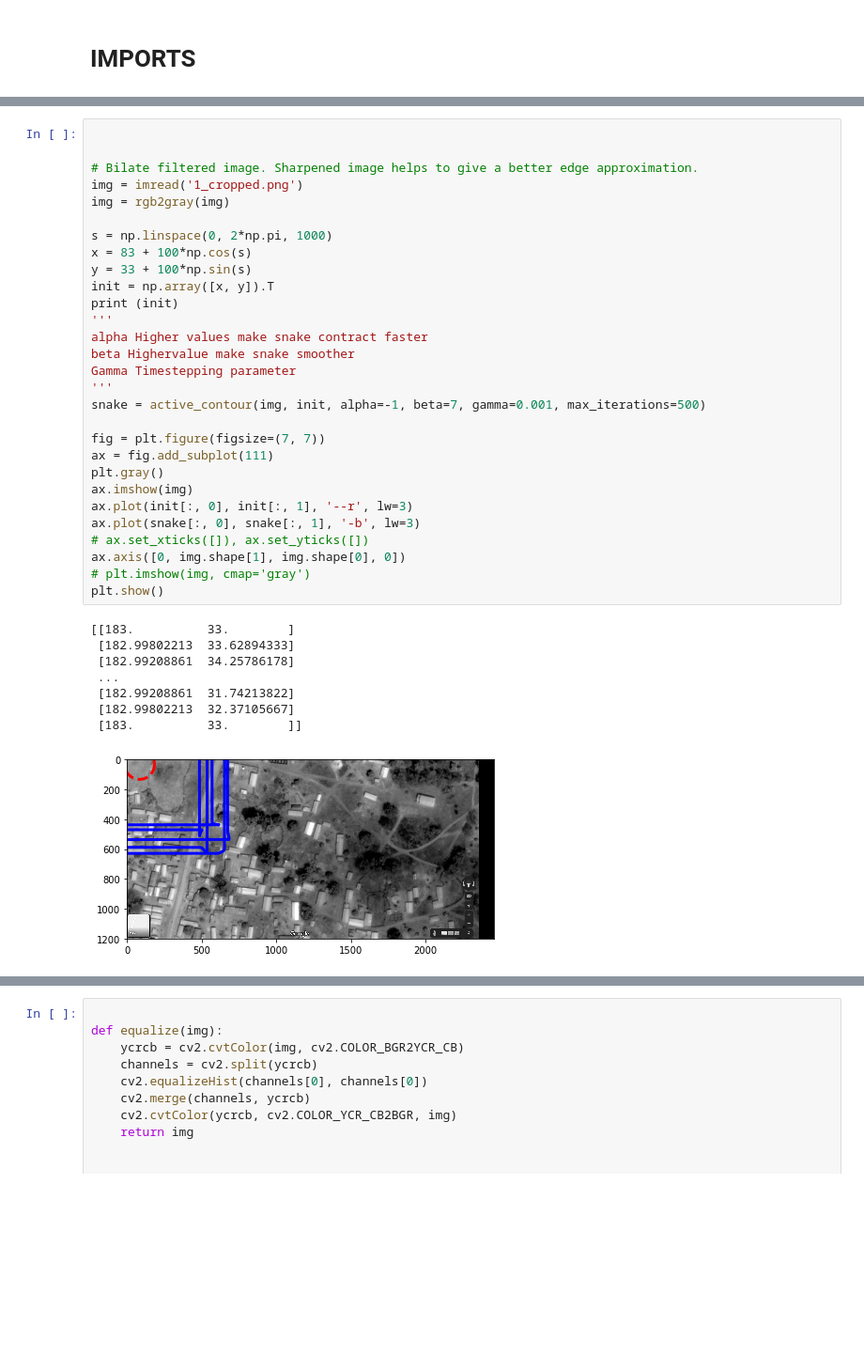
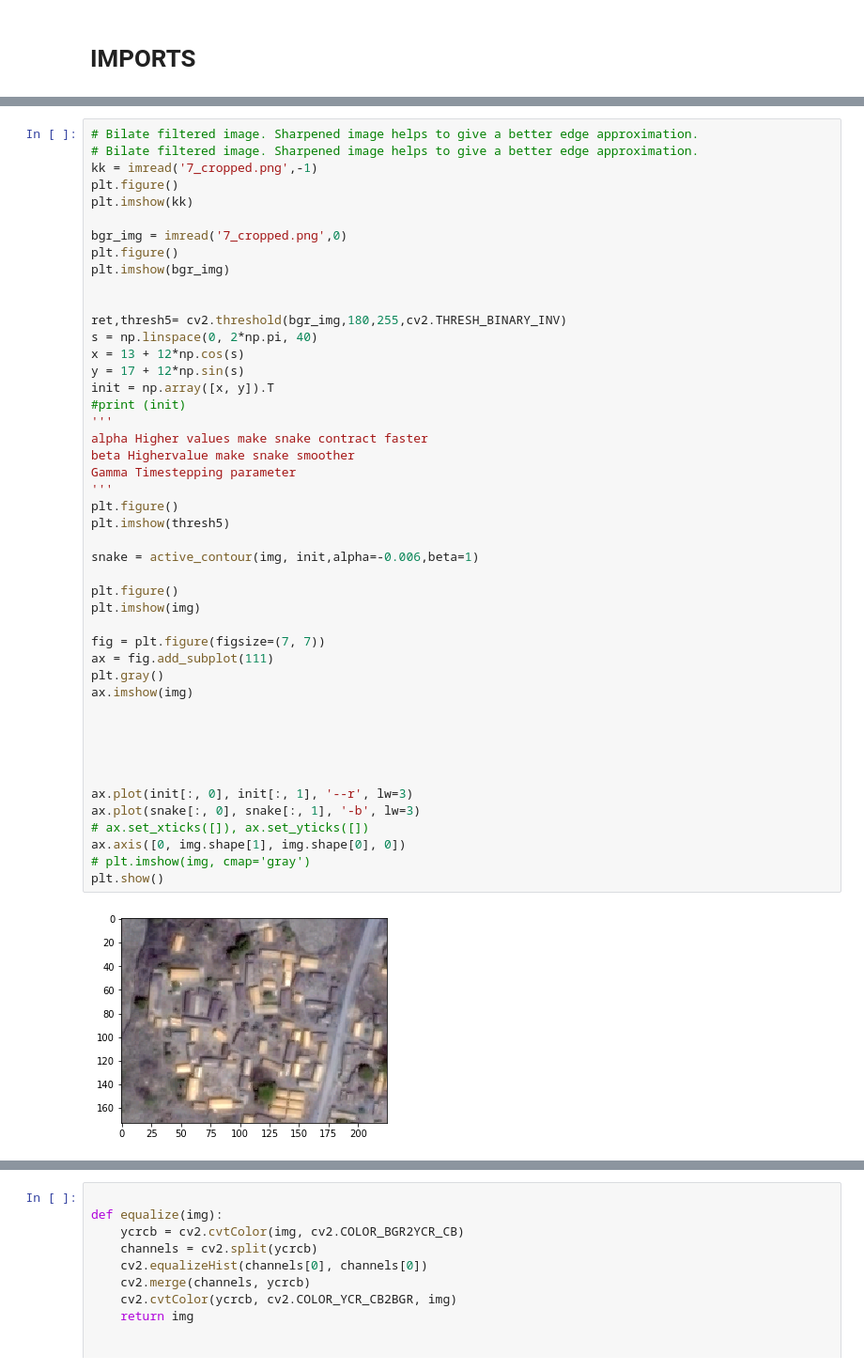
Before and after one commit to OANInternational/nikki_map_house_count, a Jupyter notebook: counting_houses/test_1.ipynb, the cells around one changed output, grey strips where cells are left out. Shown at 94% size. Cells and saved outputs as stored; diff of their text form; blank space fills up the shorter version.

```diff
--- a/counting_houses/carte_nikki-Copy1.ipynb
+++ b/counting_houses/test_1.ipynb
@@ -26,38 +22,48 @@ from skimage.morphology import disk, opening
 # %%
+# Bilate filtered image. Sharpened image helps to give a better edge approximation.
+# Bilate filtered image. Sharpened image helps to give a better edge approximation.
+kk = imread('7_cropped.png',-1)
+plt.figure()
+plt.imshow(kk)
+
+bgr_img = imread('7_cropped.png',0)
+plt.figure()
+plt.imshow(bgr_img)
 
 
-# Bilate filtered image. Sharpened image helps to give a better edge approximation.
-img = imread('1_cropped.png')
-img = rgb2gray(img)
-
-s = np.linspace(0, 2*np.pi, 1000)
-x = 83 + 100*np.cos(s)
-y = 33 + 100*np.sin(s)
+ret,thresh5= cv2.threshold(bgr_img,180,255,cv2.THRESH_BINARY_INV)
+s = np.linspace(0, 2*np.pi, 40)
+x = 13 + 12*np.cos(s)
+y = 17 + 12*np.sin(s)
 init = np.array([x, y]).T
-print (init)
+#print (init)
 '''
 alpha Higher values make snake contract faster
 beta Highervalue make snake smoother
 Gamma Timestepping parameter
 '''
-snake = active_contour(img, init, alpha=-1, beta=7, gamma=0.001, max_iterations=500)
+plt.figure()
+plt.imshow(thresh5)
+
+snake = active_contour(img, init,alpha=-0.006,beta=1)
+
+plt.figure()
+plt.imshow(img)
 
 fig = plt.figure(figsize=(7, 7))
 ax = fig.add_subplot(111)
 plt.gray()
 ax.imshow(img)
+
+
+
+
+
 ax.plot(init[:, 0], init[:, 1], '--r', lw=3)
 ax.plot(snake[:, 0], snake[:, 1], '-b', lw=3)
 # ax.set_xticks([]), ax.set_yticks([])
 ax.axis([0, img.shape[1], img.shape[0], 0])
 # plt.imshow(img, cmap='gray')
 plt.show()
 # %% [output]
-[[183.          33.        ]
- [182.99802213  33.62894333]
- [182.99208861  34.25786178]
- ...
- [182.99208861  31.74213822]
- [182.99802213  32.37105667]
- [183.          33.        ]]
-[figure, old version]
+[figure, new version]
```
Also changed, not shown: parts of 4 cells of this notebook.
